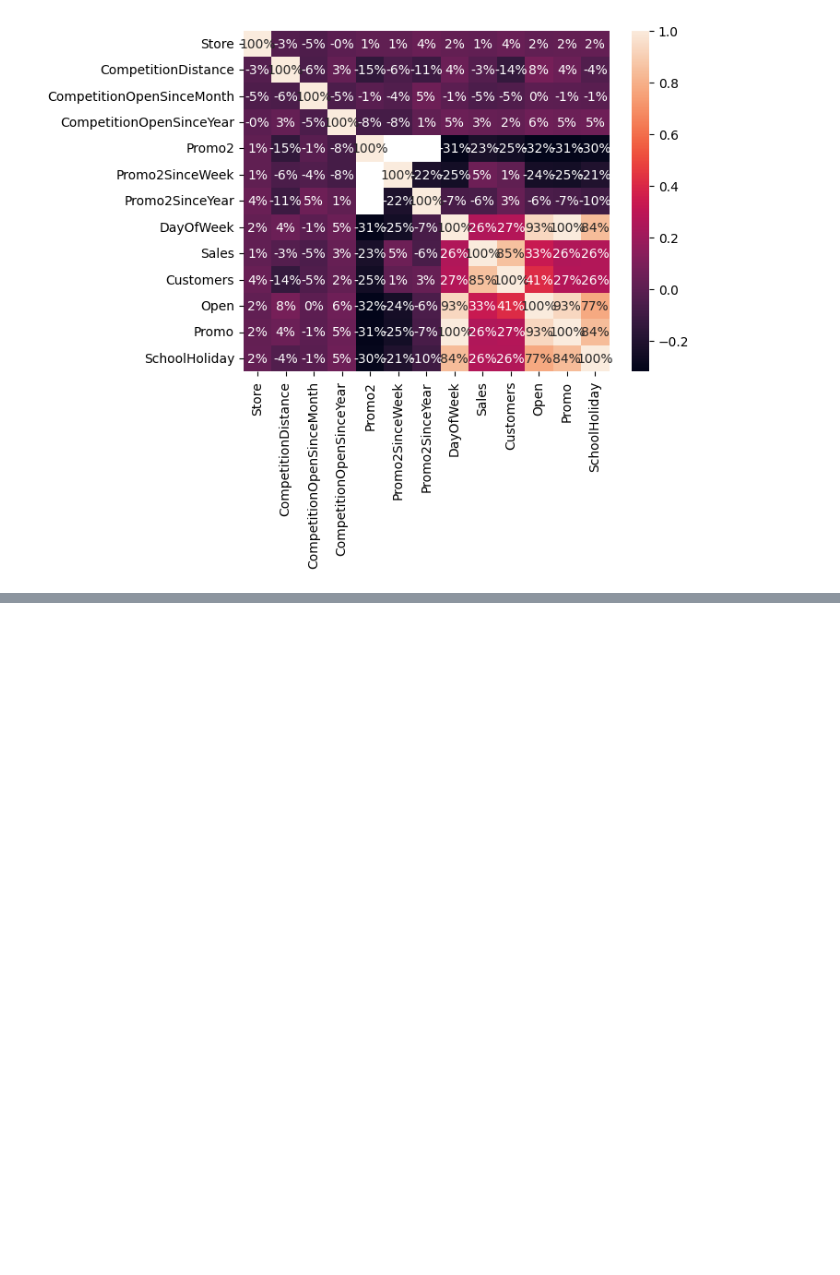
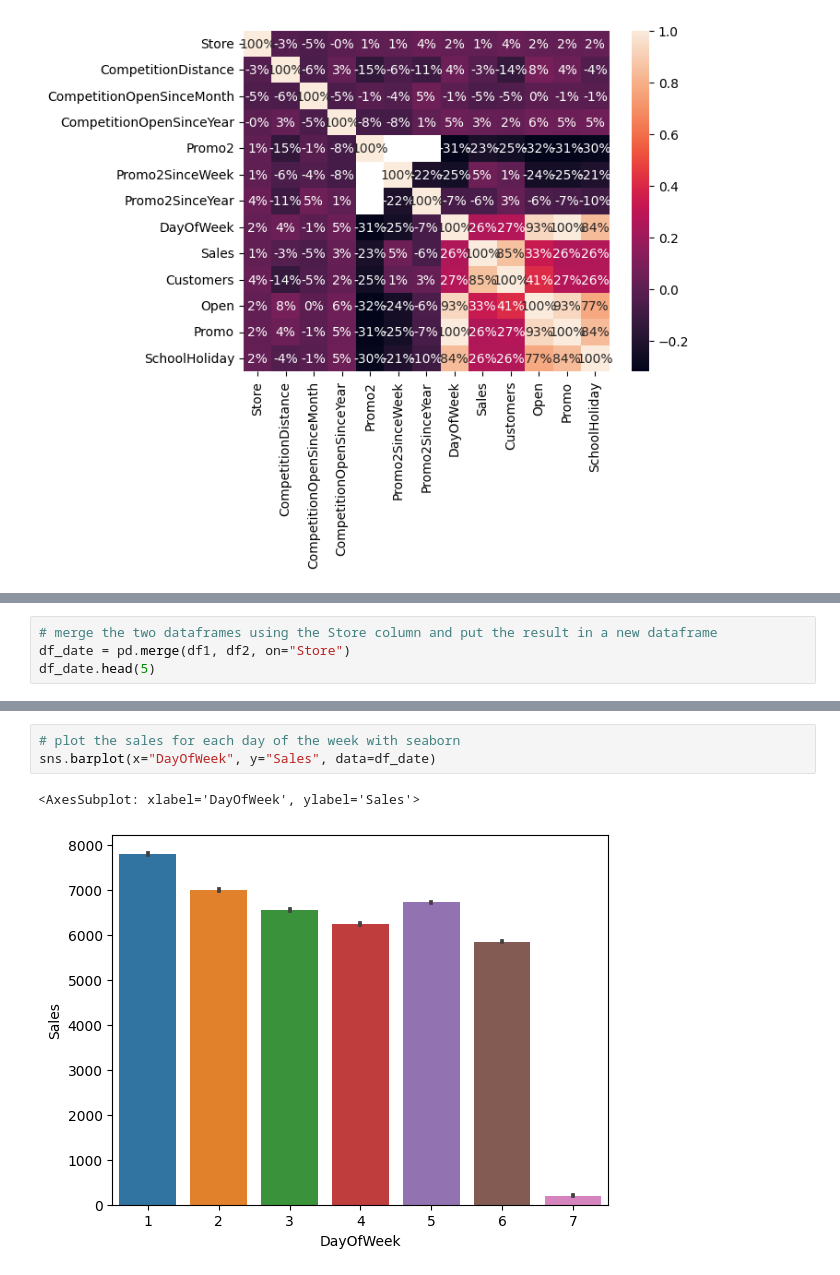
Before and after one commit to Max3978/Rossmann-Store-Sales, a Jupyter notebook: Insights.ipynb, the cells around one changed output, grey strips where cells are left out. Drawn from its saved outputs; the diff is of its cells as text; blank space fills up the shorter version.

```diff
--- a/Insights.ipynb
+++ b/Insights.ipynb
@@ -51,0 +47,4 @@ sns.heatmap(df.corr(), annot=True, fmt=".0%")
+# %%
+# merge the two dataframes using the Store column and put the result in a new dataframe
+df_date = pd.merge(df1, df2, on="Store")
+df_date.head(5)
@@ -51,0 +58,6 @@ sns.heatmap(df.corr(), annot=True, fmt=".0%")
+# %%
+# plot the sales for each day of the week with seaborn
+sns.barplot(x="DayOfWeek", y="Sales", data=df_date)
+# %% [output]
+<AxesSubplot: xlabel='DayOfWeek', ylabel='Sales'>
+[figure, added]
```
Also changed, not shown: parts of 6 cells of this notebook.
